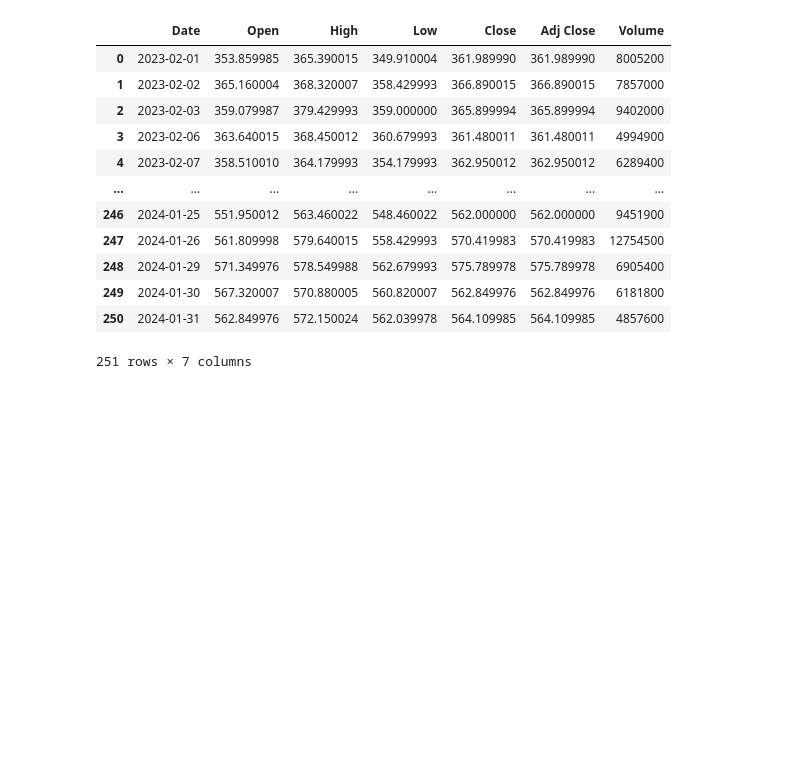
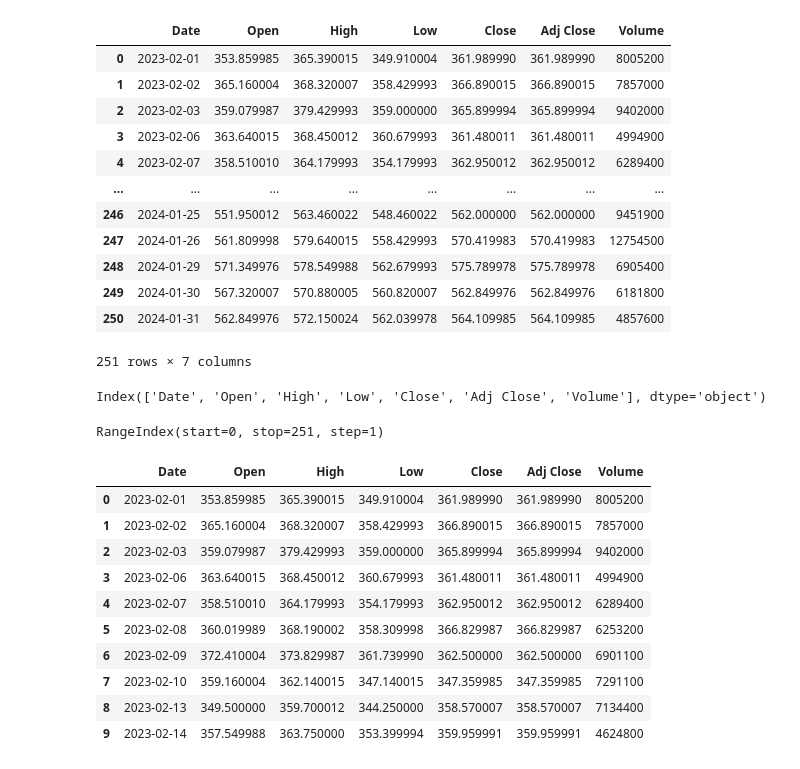
Before and after one commit to Tarasgr7/machine-learning, a Jupyter notebook: pandas/pandas_Dataframe_1.ipynb, the cells around one changed output. Drawn from its saved outputs; the diff is of its cells as text; code cells hidden in the pictures; blank space fills up the shorter version.

```diff
--- a/pandas/pandas_Dataframe_1.ipynb
+++ b/pandas/pandas_Dataframe_1.ipynb
@@ -76,3 +76,25 @@ df
 | 249 | 2024-01-30 | 567.320007 | 570.880005 | 560.820007 | 562.849976 | 562.849976 | 6181800 |
 | 250 | 2024-01-31 | 562.849976 | 572.150024 | 562.039978 | 564.109985 | 564.109985 | 4857600 |
 251 rows × 7 columns
+# %%
+df.columns
+# %% [output]
+Index(['Date', 'Open', 'High', 'Low', 'Close', 'Adj Close', 'Volume'], dtype='object')
+# %%
+df.index
+# %% [output]
+RangeIndex(start=0, stop=251, step=1)
+# %%
+df.head(10)
+# %% [output]
+|  | Date | Open | High | Low | Close | Adj Close | Volume |
+| 0 | 2023-02-01 | 353.859985 | 365.390015 | 349.910004 | 361.989990 | 361.989990 | 8005200 |
+| 1 | 2023-02-02 | 365.160004 | 368.320007 | 358.429993 | 366.890015 | 366.890015 | 7857000 |
+| 2 | 2023-02-03 | 359.079987 | 379.429993 | 359.000000 | 365.899994 | 365.899994 | 9402000 |
+| 3 | 2023-02-06 | 363.640015 | 368.450012 | 360.679993 | 361.480011 | 361.480011 | 4994900 |
+| 4 | 2023-02-07 | 358.510010 | 364.179993 | 354.179993 | 362.950012 | 362.950012 | 6289400 |
+| 5 | 2023-02-08 | 360.019989 | 368.190002 | 358.309998 | 366.829987 | 366.829987 | 6253200 |
+| 6 | 2023-02-09 | 372.410004 | 373.829987 | 361.739990 | 362.500000 | 362.500000 | 6901100 |
+| 7 | 2023-02-10 | 359.160004 | 362.140015 | 347.140015 | 347.359985 | 347.359985 | 7291100 |
+| 8 | 2023-02-13 | 349.500000 | 359.700012 | 344.250000 | 358.570007 | 358.570007 | 7134400 |
+| 9 | 2023-02-14 | 357.549988 | 363.750000 | 353.399994 | 359.959991 | 359.959991 | 4624800 |
```
Also changed, not shown: parts of 14 cells of this notebook, 1 other file.
